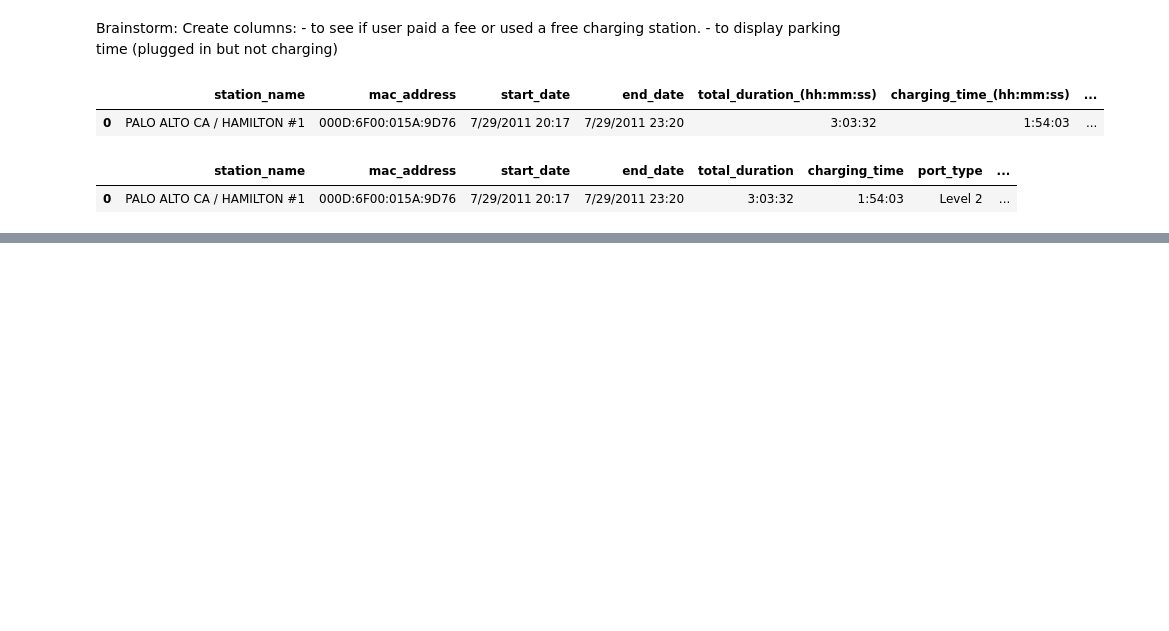
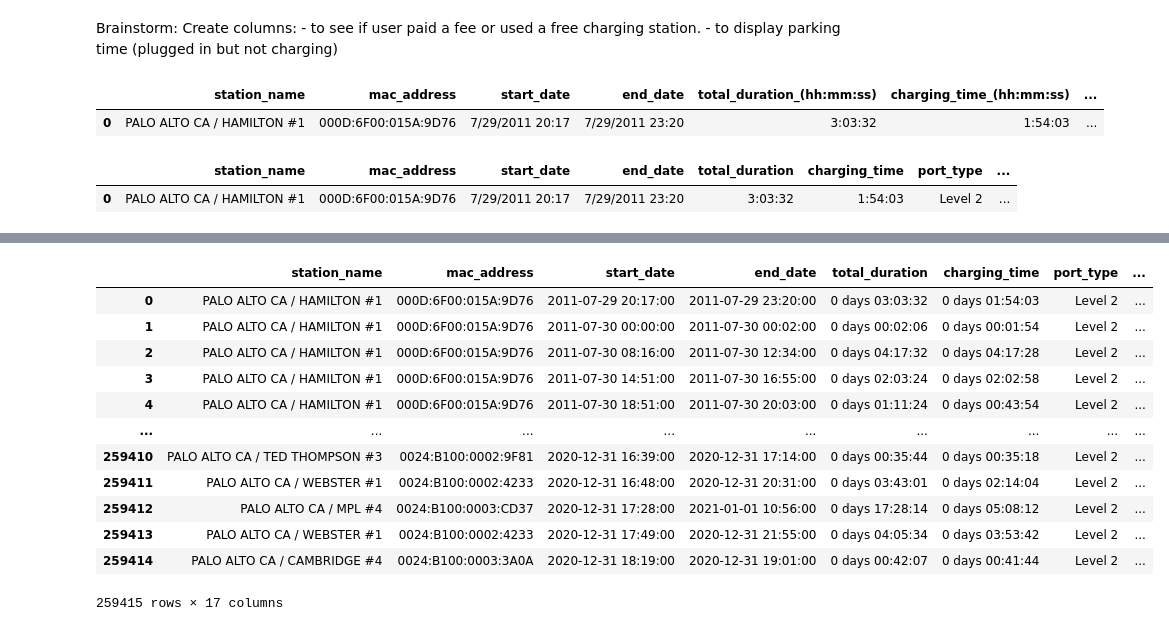
Before and after one commit to ND-Captstone-Magic/capstone_project, a Jupyter notebook: Research.ipynb, the cells around one changed output, grey strips where cells are left out. Cells and saved outputs as stored; diff of their text form; code cells hidden in the pictures; blank space fills up the shorter version.

```diff
--- a/Research.ipynb
+++ b/Research.ipynb
@@ -126,0 +162,3 @@ charging_df.head(1)
+# %%
+# replace NaT in end_date with start_date + total_duration
+charging_df['end_date'] = charging_df['end_date'].fillna((charging_df['start_date'] + charging_df['total_duration']))
@@ -126,0 +193,12 @@ charging_df.head(1)
+# %%
+# create column fee_bol (True if user paid, False if charging was free), drop original fee column
+
+import numpy as np
+
+charging_df['fee_bol'] = np.where(charging_df['fee']== 0.0, False, True)
+
+charging_df.drop(['fee'],inplace= True, axis= 1)
+# %%
+# create colum parking_time to display parking time (plugged in but not charging)
+
+charging_df['parking_time'] = charging_df['total_duration'] - charging_df['charging_time']
@@ -126,0 +209,4 @@ charging_df.head(1)
+# %%
+# create column that displays weekday based on start_date
+
+charging_df['weekday'] = charging_df['start_date'].dt.dayofweek
@@ -126,0 +222,20 @@ charging_df.head(1)
+# %%
+charging_df['weekday'].unique()
+
+mymapp = {'0': 'Monday', '1': 'Tuesday', '2': 'Wednesday', '3': 'Thursday', '4': 'Friday', '5': 'Saturday', '6': 'Sunday'}
+
+charging_df.applymap(lambda s: mymapp.get(s) if s in mymapp else s)
+# %% [output]
+|  | station_name | mac_address | start_date | end_date | total_duration | charging_time | port_type | ... |
+| 0 | PALO ALTO CA / HAMILTON #1 | 000D:6F00:015A:9D76 | 2011-07-29 20:17:00 | 2011-07-29 23:20:00 | 0 days 03:03:32 | 0 days 01:54:03 | Level 2 | ... |
+| 1 | PALO ALTO CA / HAMILTON #1 | 000D:6F00:015A:9D76 | 2011-07-30 00:00:00 | 2011-07-30 00:02:00 | 0 days 00:02:06 | 0 days 00:01:54 | Level 2 | ... |
+| 2 | PALO ALTO CA / HAMILTON #1 | 000D:6F00:015A:9D76 | 2011-07-30 08:16:00 | 2011-07-30 12:34:00 | 0 days 04:17:32 | 0 days 04:17:28 | Level 2 | ... |
+| 3 | PALO ALTO CA / HAMILTON #1 | 000D:6F00:015A:9D76 | 2011-07-30 14:51:00 | 2011-07-30 16:55:00 | 0 days 02:03:24 | 0 days 02:02:58 | Level 2 | ... |
+| 4 | PALO ALTO CA / HAMILTON #1 | 000D:6F00:015A:9D76 | 2011-07-30 18:51:00 | 2011-07-30 20:03:00 | 0 days 01:11:24 | 0 days 00:43:54 | Level 2 | ... |
+| ... | ... | ... | ... | ... | ... | ... | ... | ... |
+| 259410 | PALO ALTO CA / TED THOMPSON #3 | 0024:B100:0002:9F81 | 2020-12-31 16:39:00 | 2020-12-31 17:14:00 | 0 days 00:35:44 | 0 days 00:35:18 | Level 2 | ... |
+| 259411 | PALO ALTO CA / WEBSTER #1 | 0024:B100:0002:4233 | 2020-12-31 16:48:00 | 2020-12-31 20:31:00 | 0 days 03:43:01 | 0 days 02:14:04 | Level 2 | ... |
+| 259412 | PALO ALTO CA / MPL #4 | 0024:B100:0003:CD37 | 2020-12-31 17:28:00 | 2021-01-01 10:56:00 | 0 days 17:28:14 | 0 days 05:08:12 | Level 2 | ... |
+| 259413 | PALO ALTO CA / WEBSTER #1 | 0024:B100:0002:4233 | 2020-12-31 17:49:00 | 2020-12-31 21:55:00 | 0 days 04:05:34 | 0 days 03:53:42 | Level 2 | ... |
+| 259414 | PALO ALTO CA / CAMBRIDGE #4 | 0024:B100:0003:3A0A | 2020-12-31 18:19:00 | 2020-12-31 19:01:00 | 0 days 00:42:07 | 0 days 00:41:44 | Level 2 | ... |
+259415 rows × 17 columns
```
Also changed, not shown: parts of 8 cells of this notebook.
